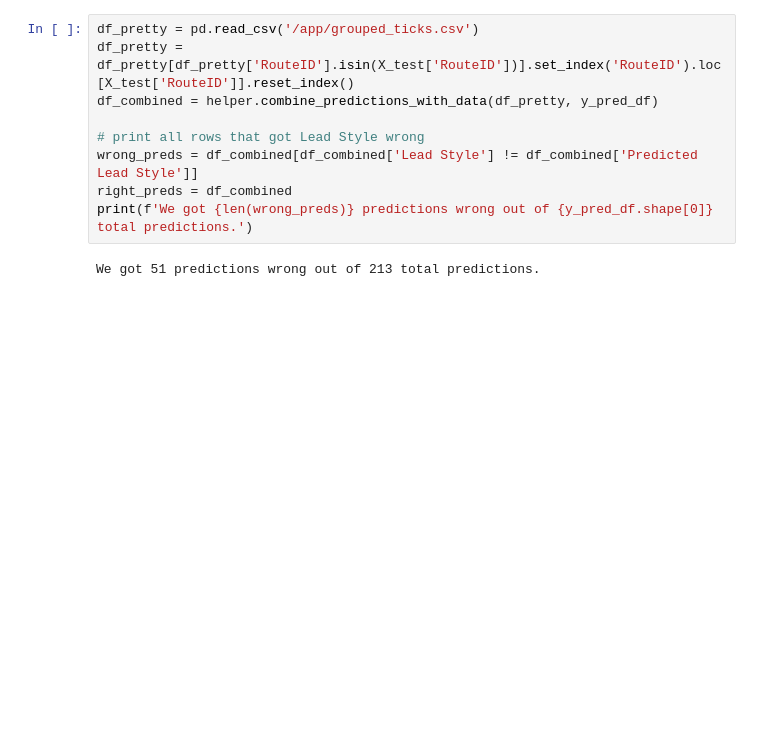
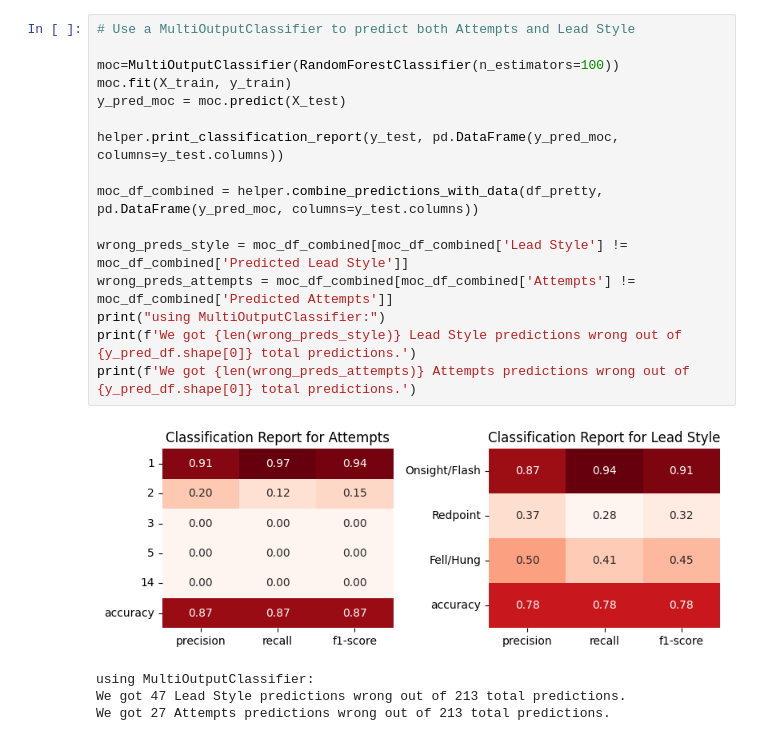
Before and after one commit to glassbead0/climb_wise, a Jupyter notebook: 2_climbing_random_forest.ipynb, the cells around one changed output. Saved outputs shown, nothing was run; the diff lists cells and outputs as text; blank space fills up the shorter version.

```diff
--- a/2_climbing_random_forest.ipynb
+++ b/2_climbing_random_forest.ipynb
@@ -69,14 +46,24 @@ accuracy            0.76    0.76      0.76     0.76
-# %%
-df_pretty = pd.read_csv('/app/grouped_ticks.csv')
-df_pretty = df_pretty[df_pretty['RouteID'].isin(X_test['RouteID'])].set_index('RouteID').loc[X_test['RouteID']].reset_index()
-df_combined = helper.combine_predictions_with_data(df_pretty, y_pred_df)
-
-# print all rows that got Lead Style wrong
-wrong_preds = df_combined[df_combined['Lead Style'] != df_combined['Predicted Lead Style']]
-right_preds = df_combined
-print(f'We got {len(wrong_preds)} predictions wrong out of {y_pred_df.shape[0]} total predictions.')
-# %% [output]
-We got 51 predictions wrong out of 213 total predictions.
+# %%
+# Use a MultiOutputClassifier to predict both Attempts and Lead Style
+
+moc=MultiOutputClassifier(RandomForestClassifier(n_estimators=100))
+moc.fit(X_train, y_train)
+y_pred_moc = moc.predict(X_test)
+
+helper.print_classification_report(y_test, pd.DataFrame(y_pred_moc, columns=y_test.columns))
+
+moc_df_combined = helper.combine_predictions_with_data(df_pretty, pd.DataFrame(y_pred_moc, columns=y_test.columns))
+
+wrong_preds_style = moc_df_combined[moc_df_combined['Lead Style'] != moc_df_combined['Predicted Lead Style']]
+wrong_preds_attempts = moc_df_combined[moc_df_combined['Attempts'] != moc_df_combined['Predicted Attempts']]
+print("using MultiOutputClassifier:")
+print(f'We got {len(wrong_preds_style)} Lead Style predictions wrong out of {y_pred_df.shape[0]} total predictions.')
+print(f'We got {len(wrong_preds_attempts)} Attempts predictions wrong out of {y_pred_df.shape[0]} total predictions.')
+# %% [output]
+[figure, added]
+using MultiOutputClassifier:
+We got 47 Lead Style predictions wrong out of 213 total predictions.
+We got 27 Attempts predictions wrong out of 213 total predictions.
 # %%
 # probability predictions:
 proba_predictions = rf.predict_proba(X_test)
```
Also changed, not shown: parts of 4 cells of this notebook, 1 other file.
